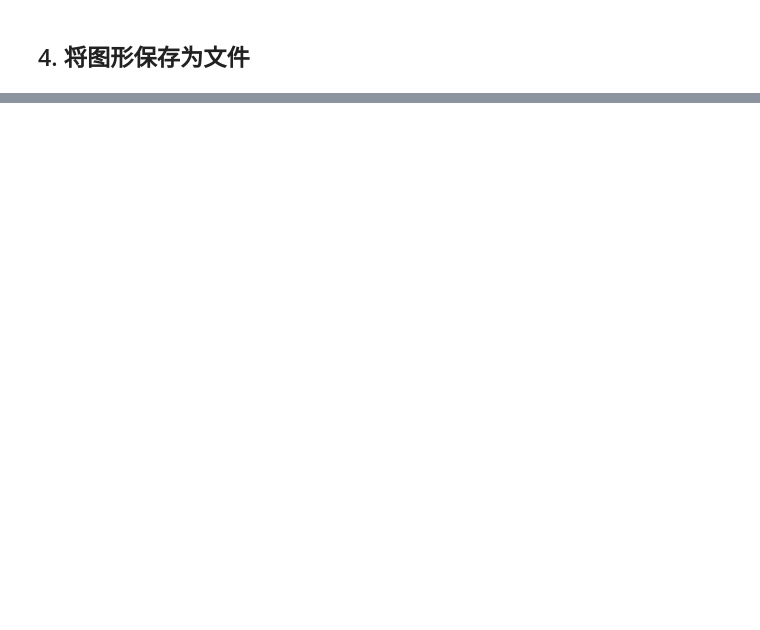
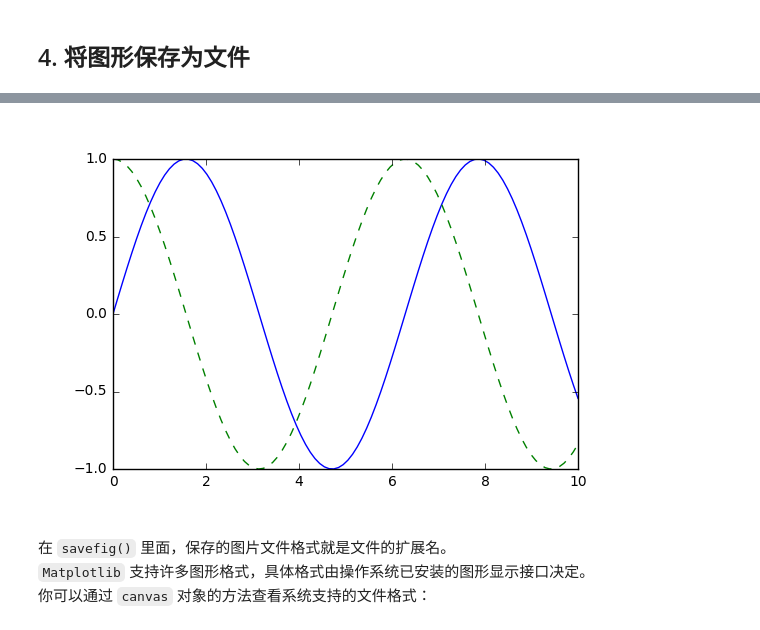
Before and after one commit to michaelbrucelin/HelloLanguage, a Jupyter notebook: Jupyter/Python/Book/Python数据科学手册/03-Matplotlib数据可视化/01-Matplotlib常用技巧.ipynb, the cells around one changed output, grey strips where cells are left out. Drawn from its saved outputs; the diff is of its cells as text; code cells hidden in the pictures; blank space fills up the shorter version.

```diff
--- a/Jupyter/Python/Book/Python数据科学手册/03-Matplotlib数据可视化/01-Matplotlib常用技巧.ipynb
+++ b/Jupyter/Python/Book/Python数据科学手册/03-Matplotlib数据可视化/01-Matplotlib常用技巧.ipynb
@@ -24,0 +75,10 @@ plt.style.use('classic')  # 选择经典（classic）风格，这样画出的图
+# %%
+from IPython.display import Image
+
+Image('my_figure.png')  # 用 IPython 的 Image 对象来显示文件内容
+# %% [output]
+[figure, added]
+# %% [markdown]
+在 `savefig()` 里面，保存的图片文件格式就是文件的扩展名。
+`Matplotlib` 支持许多图形格式，具体格式由操作系统已安装的图形显示接口决定。
+你可以通过 `canvas` 对象的方法查看系统支持的文件格式：
```
Also changed, not shown: parts of 15 cells of this notebook, 3 other files.
